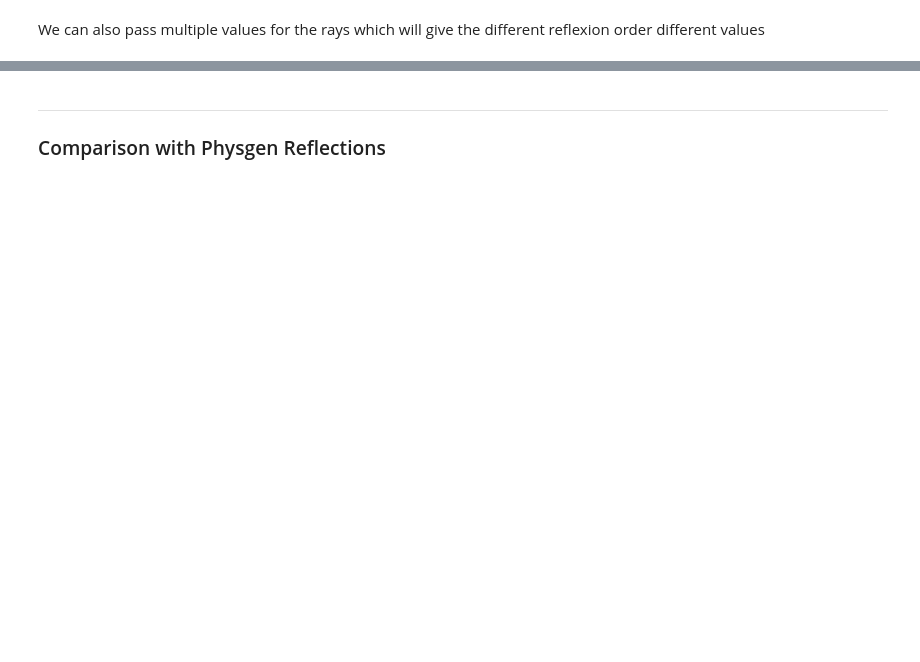
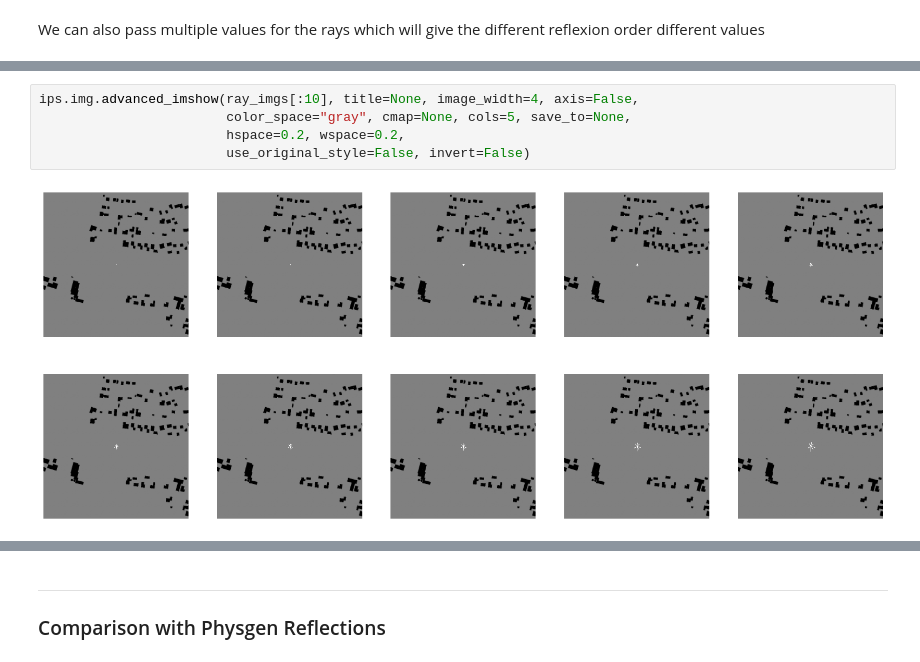
Before and after one commit to xXAI-botXx/Image-Physics-Simulation, a Jupyter notebook: example/physgen.ipynb, the cells around one changed output, grey strips where cells are left out. Saved outputs shown, nothing was run; the diff lists cells and outputs as text; blank space fills up the shorter version.

```diff
--- a/example/physgen.ipynb
+++ b/example/physgen.ipynb
@@ -562,0 +764,7 @@ ips.img.show_image_with_line_and_profile(imgs=[ray_img], axis='column', index=No
+# %%
+ips.img.advanced_imshow(ray_imgs[:10], title=None, image_width=4, axis=False,
+                        color_space="gray", cmap=None, cols=5, save_to=None,
+                        hspace=0.2, wspace=0.2,
+                        use_original_style=False, invert=False)
+# %% [output]
+[figure, added]
```
Also changed, not shown: parts of 73 cells of this notebook, 7 other files.
